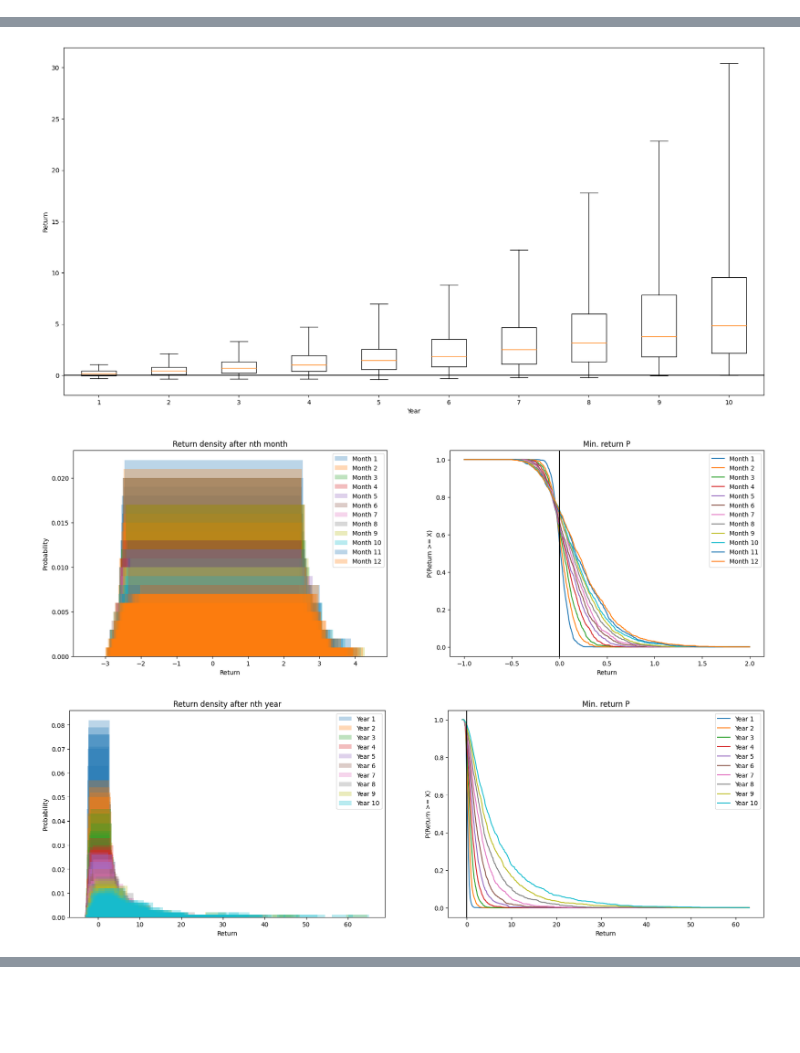
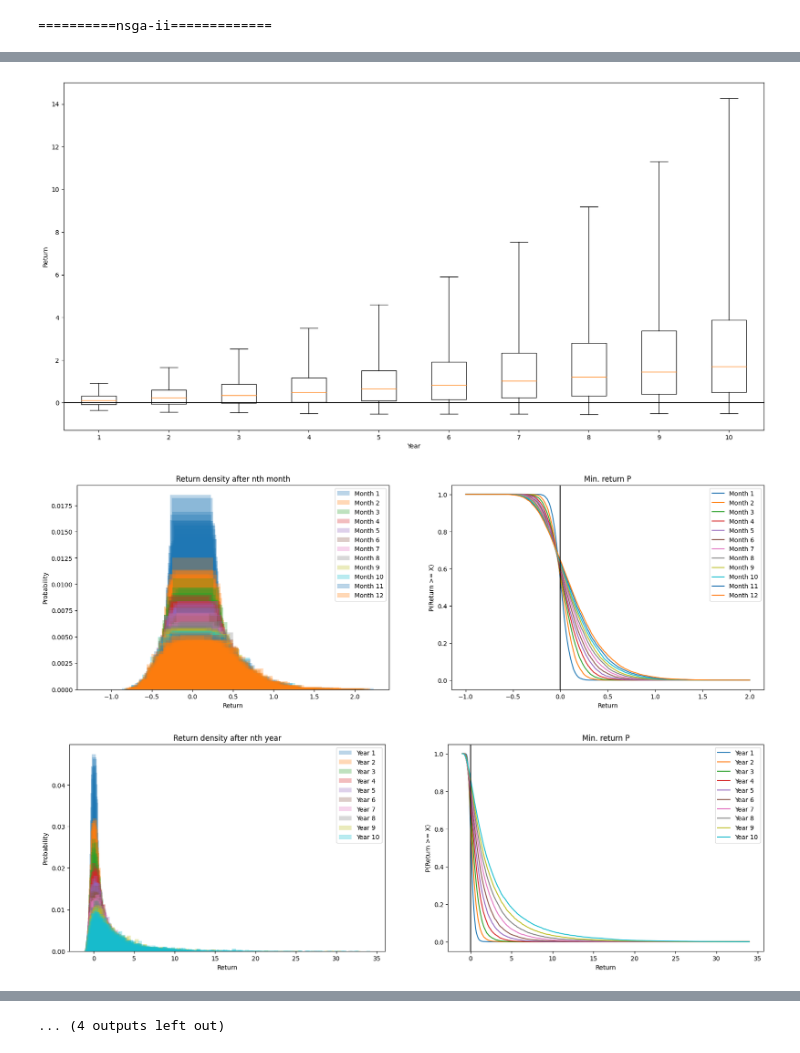
Before and after one commit to midstreeeam/invest-opt, a Jupyter notebook: src/plots.ipynb, the cells around one changed output, grey strips where cells are left out. Saved outputs shown, nothing was run; the diff lists cells and outputs as text; code cells hidden in the pictures; blank space fills up the shorter version.

```diff
--- a/src/plots.ipynb
+++ b/src/plots.ipynb
@@ -41,6 +41,9 @@ args = {
 traces = read_traces()
 # %%
 from optfolio.report import *
-mcmc_cum_returns = plot_traces(np.array(traces[labels[2]]))
-returns_table(mcmc_cum_returns)
+for label in labels:
+    print(f"\n=========={label}=============")
+    cum_return = plot_traces(np.array(traces[label]))
+    print(returns_table(cum_return))
 # %% [output]
+==========nsga-ii=============
@@ -48,3 +51,3 @@ returns_table(mcmc_cum_returns)
-[figure, old version]
+[figure, new version]
-[figure, old version]
+[figure, new version]
-[figure, old version]
+[figure, new version]
@@ -62,0 +93 @@ returns_table(mcmc_cum_returns)
+... (4 outputs left out)
```
Also changed, not shown: parts of 1 cell of this notebook, 1 other file.
